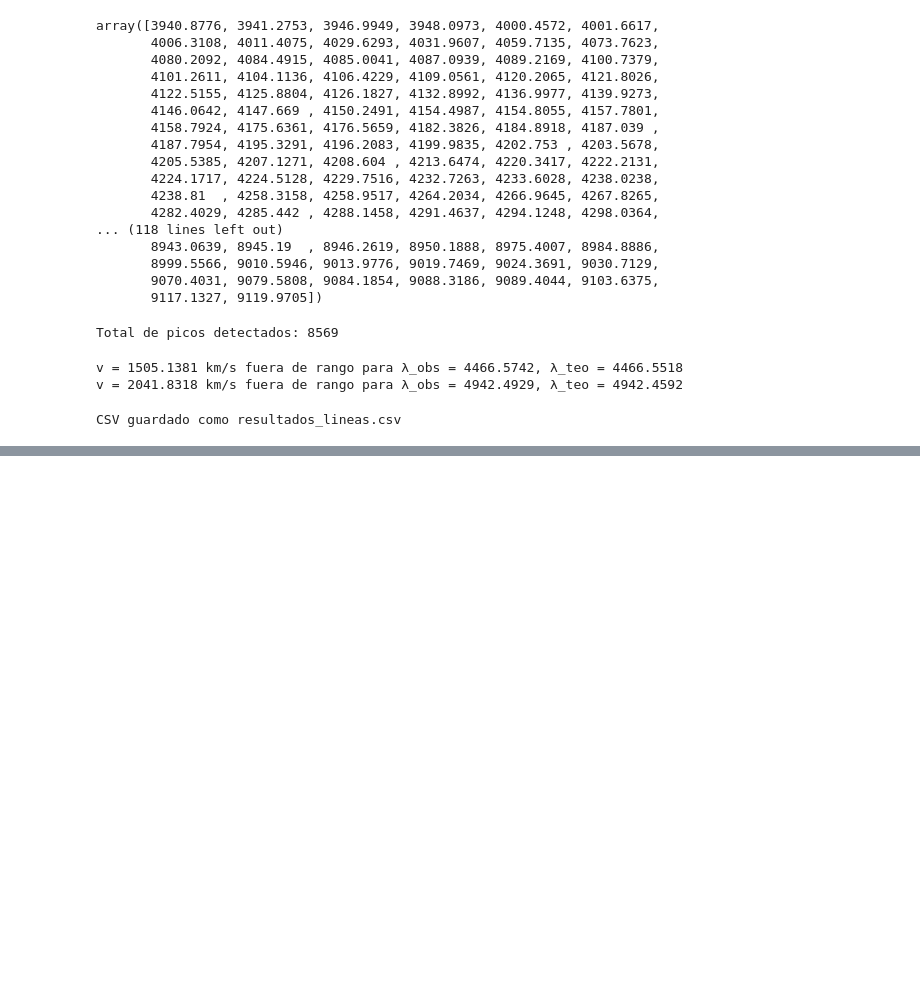
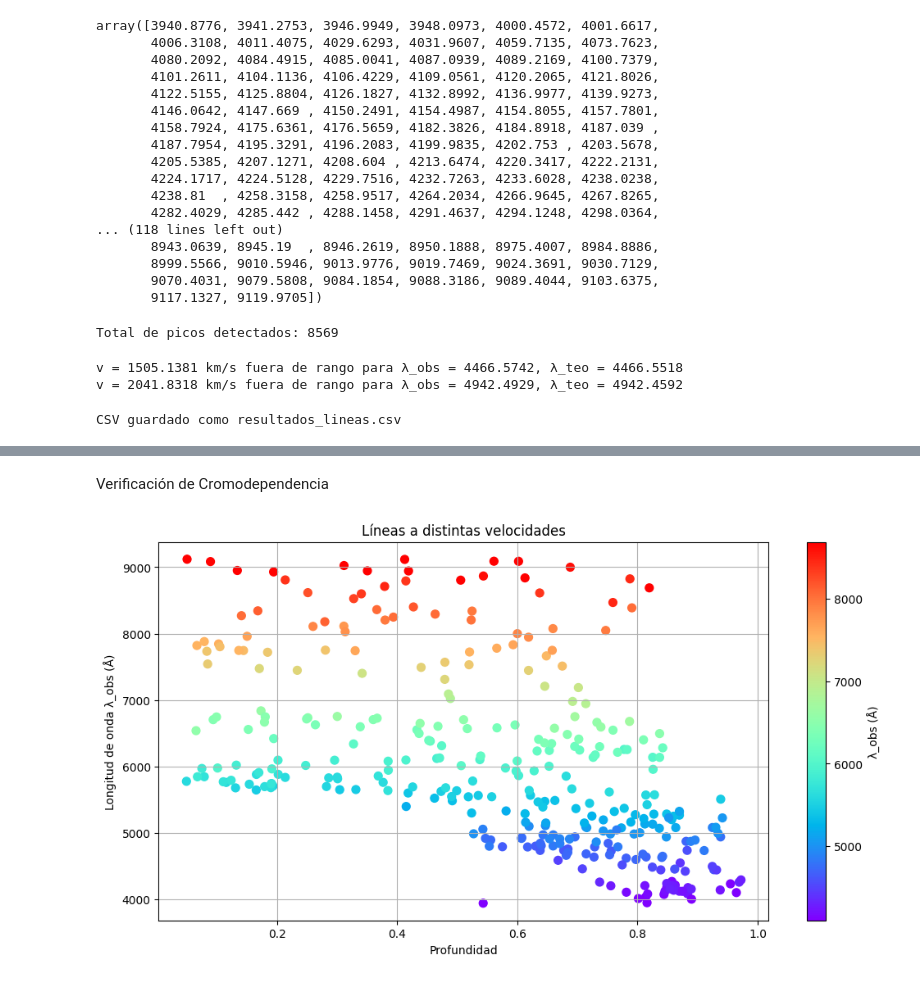
Before and after one commit to JessiDaniL/Proyecto-Te-rico-Arturo, a Jupyter notebook: Espectro completo de arturo_visualizador/Espectro completo de arturo_visualizador/analisis_arturo_completo.ipynb, the cells around one changed output, grey strips where cells are left out. Saved outputs shown, nothing was run; the diff lists cells and outputs as text; code cells hidden in the pictures; blank space fills up the shorter version.

Commit message:
verificación cromodependencia

```diff
--- a/Espectro completo de arturo_visualizador/Espectro completo de arturo_visualizador/analisis_arturo_completo.ipynb
+++ b/Espectro completo de arturo_visualizador/Espectro completo de arturo_visualizador/analisis_arturo_completo.ipynb
@@ -375,0 +376,48 @@ plt.show()
+# %% [markdown]
+Verificación de Cromodependencia
+# %%
+# Lista de diferentes velocidades para verificar la existencia de la cromodependencia
+velocidades = [-400, -300, -200, -100, 0, 100, 200, 300, 400]
+delta_v = 25
+
+plt.figure(figsize=(12, 6))
+
+pendientes = {}
+
+for v_c in velocidades:
+    v_min = (v_c - delta_v)
+    v_max = (v_c + delta_v)
+
+    # Filtrar los datos
+    df_filtro = df_resultados[(df_resultados['Velocidad (km/s)'] >= v_min) &
+                              (df_resultados['Velocidad (km/s)'] <= v_max)]
+
+    """
+    if len(df_filtro) > 7:
+        # Ajuste lineal: λ_obs = a * Profundidad + b
+        a, b = np.polyfit(df_filtro['Profundidad'], df_filtro['λ_obs (Å)'], 1)
+        pendientes[v_c] = a
+        print(f"Pendiente para {v_c:+} ± {delta_v} m/s: {a:.4e} Å/unidad de profundidad")
+
+
+        x_fit = np.linspace(df_filtro['Profundidad'].min(), df_filtro['Profundidad'].max(), 100)
+        y_fit = a * x_fit + b
+        plt.plot(x_fit, y_fit, '--', color='black', alpha=0.5)
+    """
+
+    # Graficar
+    sc = plt.scatter(df_filtro['Profundidad'],
+                df_filtro['λ_obs (Å)'],
+                c=df_filtro['λ_obs (Å)'],
+                cmap = 'rainbow',
+                s=50, label=f"{v_c} ± {delta_v} m/s")
+
+plt.xlabel("Profundidad")
+plt.ylabel("Longitud de onda λ_obs (Å)")
+plt.title("Líneas a distintas velocidades")
+plt.grid(True)
+cbar = plt.colorbar(sc)
+cbar.set_label("λ_obs (Å)")
+plt.show()
+# %% [output]
+[figure, added]
```
Also changed, not shown: parts of 17 cells of this notebook, 1 other file.
